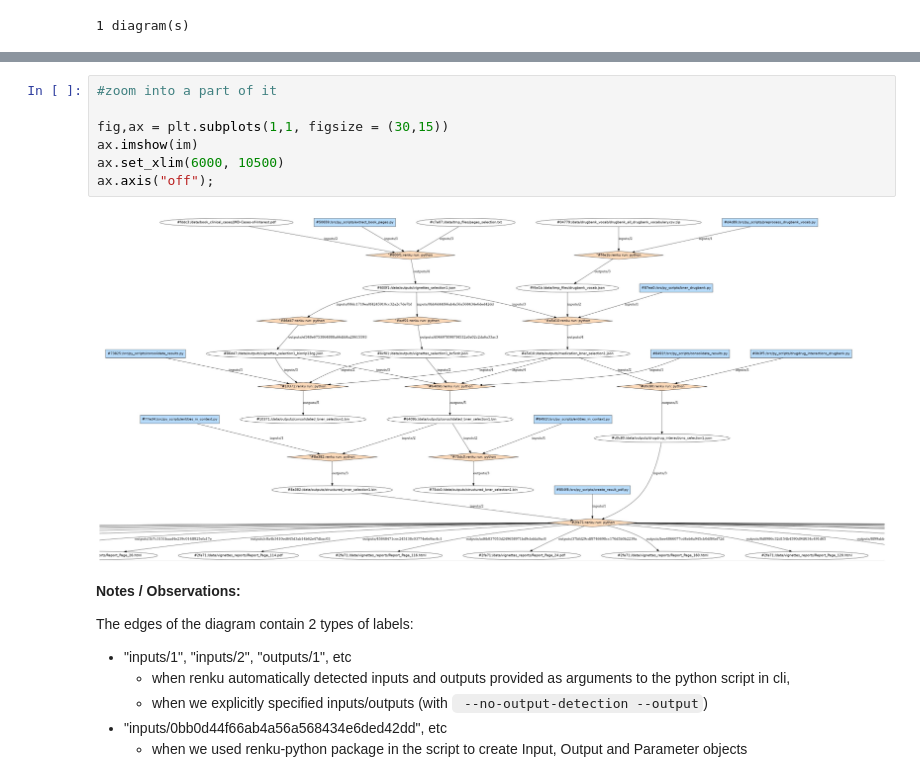
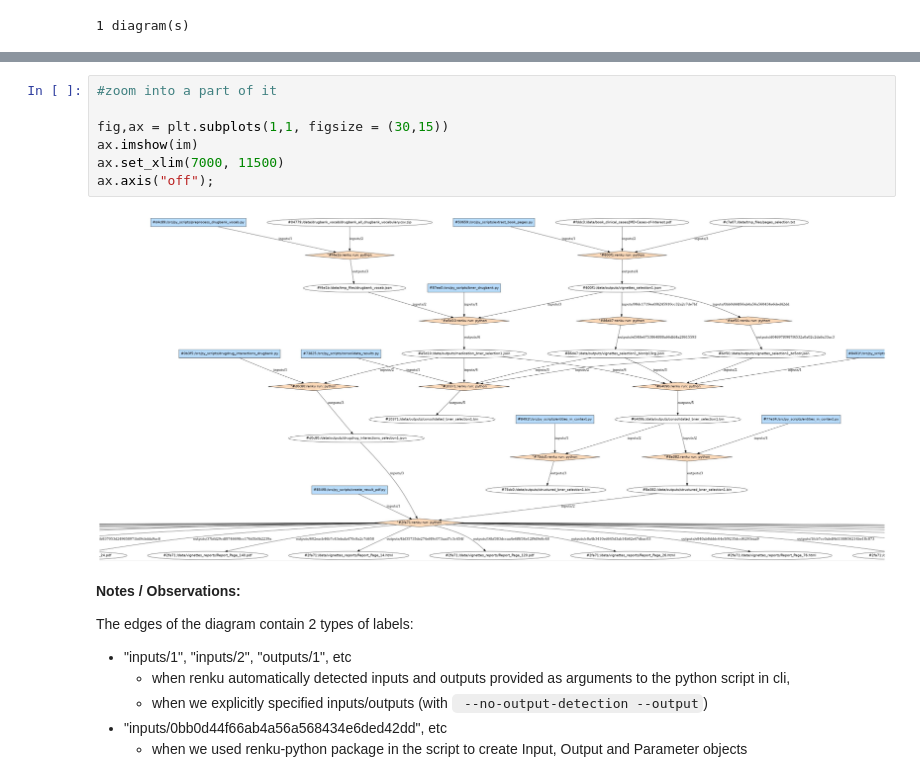
Before and after one commit to camelia-c/nlp-clinical-vignettes, a Jupyter notebook: notebooks/Renku_KG.ipynb, the cells around one changed output, grey strips where cells are left out. Saved outputs shown, nothing was run; the diff lists cells and outputs as text.

```diff
--- a/notebooks/Renku_KG.ipynb
+++ b/notebooks/Renku_KG.ipynb
@@ -349,12 +470,12 @@ ax.axis("off");
 # %%
 #zoom into a part of it
 
 fig,ax = plt.subplots(1,1, figsize = (30,15))
 ax.imshow(im)
-ax.set_xlim(6000, 10500)
+ax.set_xlim(7000, 11500)
 ax.axis("off");
 # %% [output]
-[figure, old version]
+[figure, new version]
 # %% [markdown]
 **Notes / Observations:**
 
```
Also changed, not shown: parts of 22 cells of this notebook, 1 other file.
